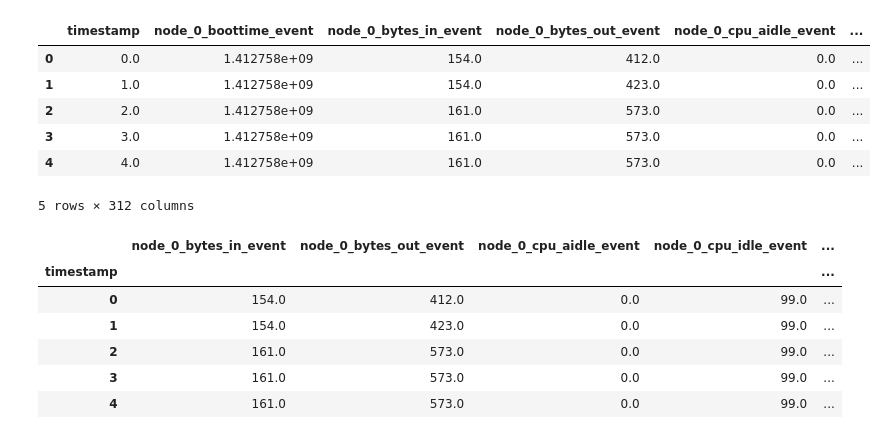
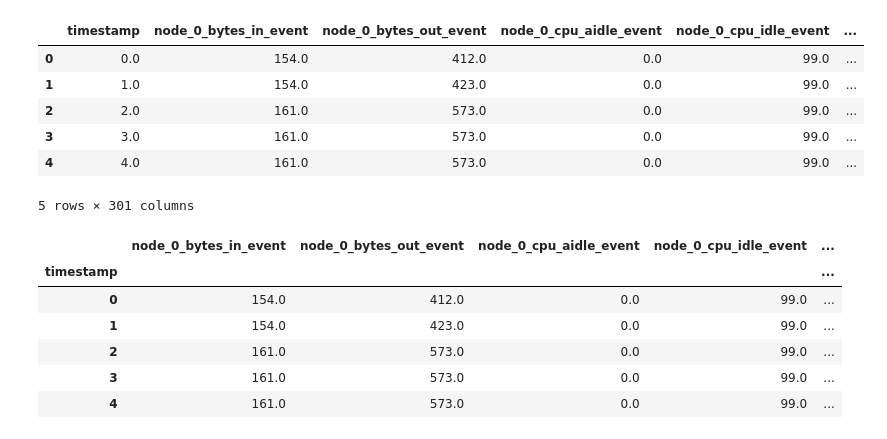
Before and after one commit to svenhsia/lstm-anomaly-detection, a Jupyter notebook: feature.ipynb, the cells around one changed output. Cells and saved outputs as stored; diff of their text form; code cells hidden in the pictures.

```diff
--- a/feature.ipynb
+++ b/feature.ipynb
@@ -2,16 +2,16 @@
 import pandas as pd
 import numpy as np
 # %%
-data = pd.read_csv('../feature_table2.csv')
+data = pd.read_csv('../only_state_events_result/ft.csv')
 data.head()
 # %% [output]
-|  | timestamp | node_0_boottime_event | node_0_bytes_in_event | node_0_bytes_out_event | node_0_cpu_aidle_event | ... |
-| 0 | 0.0 | 1.412758e+09 | 154.0 | 412.0 | 0.0 | ... |
-| 1 | 1.0 | 1.412758e+09 | 154.0 | 423.0 | 0.0 | ... |
-| 2 | 2.0 | 1.412758e+09 | 161.0 | 573.0 | 0.0 | ... |
-| 3 | 3.0 | 1.412758e+09 | 161.0 | 573.0 | 0.0 | ... |
-| 4 | 4.0 | 1.412758e+09 | 161.0 | 573.0 | 0.0 | ... |
+|  | timestamp | node_0_bytes_in_event | node_0_bytes_out_event | node_0_cpu_aidle_event | node_0_cpu_idle_event | ... |
+| 0 | 0.0 | 154.0 | 412.0 | 0.0 | 99.0 | ... |
+| 1 | 1.0 | 154.0 | 423.0 | 0.0 | 99.0 | ... |
+| 2 | 2.0 | 161.0 | 573.0 | 0.0 | 99.0 | ... |
+| 3 | 3.0 | 161.0 | 573.0 | 0.0 | 99.0 | ... |
+| 4 | 4.0 | 161.0 | 573.0 | 0.0 | 99.0 | ... |
-5 rows × 312 columns
+5 rows × 301 columns
 # %%
 data['timestamp'] = data['timestamp'].astype(int)
 data = data.set_index('timestamp')
```
Also changed, not shown: parts of 2 cells of this notebook.
